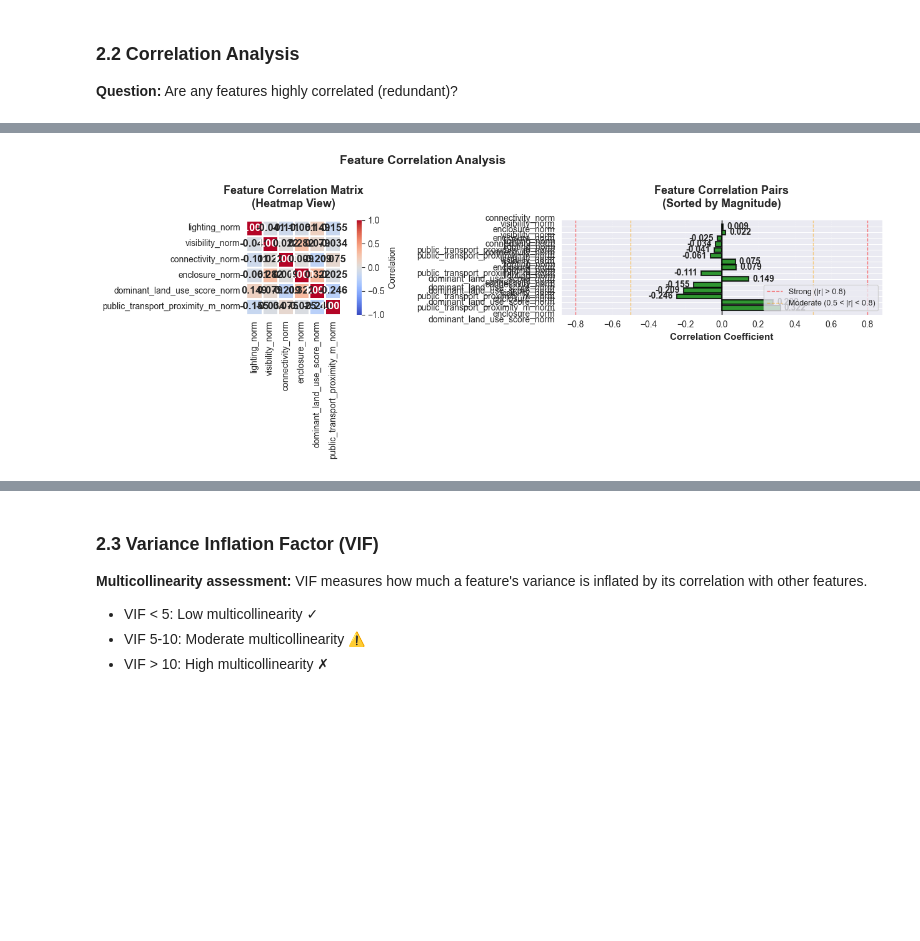
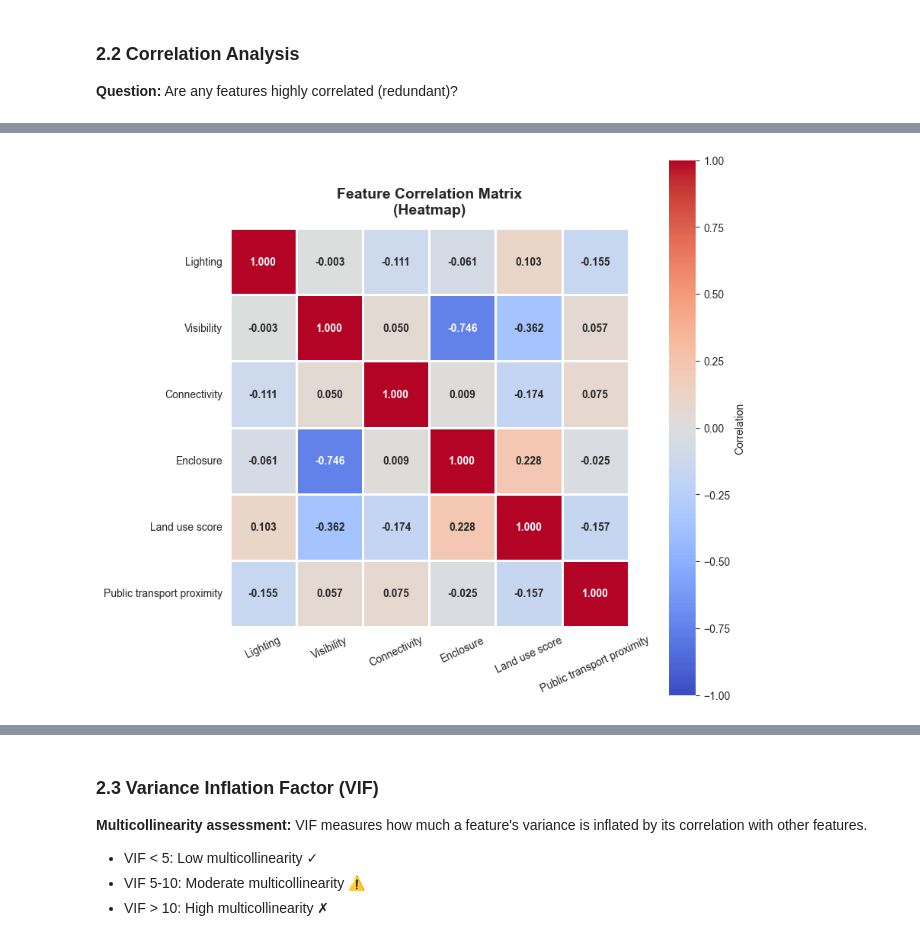
Before and after one commit to modnas-m/MaCAD26-G01-DataEncoding, a Jupyter notebook: notebooks/03_PCA.ipynb, the cells around one changed output, grey strips where cells are left out. Cells and saved outputs as stored; diff of their text form; code cells hidden in the pictures; blank space fills up the shorter version.

```diff
--- a/notebooks/03_PCA.ipynb
+++ b/notebooks/03_PCA.ipynb
@@ -188,43 +188,84 @@ Interpretation:
   |r| 0.5-0.8 → Moderate correlation
   |r| < 0.5  → Weak correlation (independent)
 # %%
-# Visualize correlations: Heatmap + Bar Chart
-fig, axes = plt.subplots(1, 2, figsize=(15, 5))
+# Visualize correlations as separate readable plots
+sns.set_style('whitegrid')
+
+# Edit these display names manually if you want different labels in the plots
+FEATURE_LABELS = {
+    'lighting_norm': 'Lighting',
+    'visibility_norm': 'Visibility',
+    'connectivity_norm': 'Connectivity',
+    'enclosure_norm': 'Enclosure',
+    'dominant_land_use_score_norm': 'Land use score',
+    'public_transport_proximity_m_norm': 'Public transport proximity'
+}
+
+clean_name = lambda name: FEATURE_LABELS.get(name, name.replace('_norm', ''))
 
 # Plot 1: Correlation Heatmap
-ax1 = axes[0]
-sns.heatmap(corr_matrix, annot=True, fmt='.3f', cmap='coolwarm', center=0,
-            vmin=-1, vmax=1, square=True, linewidths=2, cbar_kws={'label': 'Correlation'},
-            annot_kws={'fontsize': 12, 'fontweight': 'bold'}, ax=ax1)
-ax1.set_title('Feature Correlation Matrix\n(Heatmap View)', fontsize=13, fontweight='bold', pad=15)
+display_feature_names = [clean_name(col) for col in FEATURE_COLS]
+corr_matrix_display = corr_matrix.copy()
+corr_matrix_display.index = display_feature_names
+corr_matrix_display.columns = display_feature_names
+
+fig, ax = plt.subplots(figsize=(8.5, 7.5), constrained_layout=True)
+sns.heatmap(
+    corr_matrix_display,
+    annot=True,
+    fmt='.3f',
+    cmap='coolwarm',
+    center=0,
+    vmin=-1,
+    vmax=1,
+    square=True,
+    linewidths=1,
+    linecolor='white',
+    cbar_kws={'label': 'Correlation'},
+    annot_kws={'fontsize': 10, 'fontweight': 'bold'},
+    ax=ax
+ )
+ax.set_title('Feature Correlation Matrix\n(Heatmap)', fontsize=14, fontweight='bold', pad=14)
+ax.tick_params(axis='x', labelrotation=25, labelsize=10)
+ax.tick_params(axis='y', labelrotation=0, labelsize=10)
+ax.spines[['top', 'right']].set_visible(False)
+plt.show()
 
 # Plot 2: Correlation Pairs as Bar Chart
-ax2 = axes[1]
-pair_labels = [f'{col1}\n↔\n{col2}' for col1, col2, _ in corr_pairs_sorted]
+fig, ax = plt.subplots(figsize=(10.5, 5.5), constrained_layout=True)
+
+pair_labels = [f'{clean_name(col1)} ↔ {clean_name(col2)}' for col1, col2, _ in corr_pairs_sorted]
 pair_values = [val for _, _, val in corr_pairs_sorted]
 colors = ['green' if abs(v) < 0.5 else 'orange' if abs(v) < 0.8 else 'red' for v in pair_values]
 
-bars = ax2.barh(range(len(pair_labels)), pair_values, color=colors, edgecolor='black', linewidth=1.5, alpha=0.8)
-ax2.set_yticks(range(len(pair_labels)))
-ax2.set_yticklabels(pair_labels, fontsize=10)
-ax2.set_xlabel('Correlation Coefficient', fontsize=11, fontweight='bold')
-ax2.set_title('Feature Correlation Pairs\n(Sorted by Magnitude)', fontsize=13, fontweight='bold', pad=15)
-ax2.axvline(x=0, color='black', linestyle='-', linewidth=1)
-ax2.axvline(x=0.8, color='red', linestyle='--', linewidth=1, alpha=0.5, label='Strong (|r| > 0.8)')
-ax2.axvline(x=-0.8, color='red', linestyle='--', linewidth=1, alpha=0.5)
-ax2.axvline(x=0.5, color='orange', linestyle='--', linewidth=1, alpha=0.5, label='Moderate (0.5 < |r| < 0.8)')
-ax2.axvline(x=-0.5, color='orange', linestyle='--', linewidth=1, alpha=0.5)
-ax2.grid(axis='x', alpha=0.3, linestyle=':')
-ax2.legend(fontsize=9, loc='lower right')
-ax2.spines[['top', 'right']].set_visible(False)
+bars = ax.barh(
+    range(len(pair_labels)),
+    pair_values,
+    color=colors,
+    edgecolor='black',
+    linewidth=1.2,
+    alpha=0.85
+ )
+ax.set_yticks(range(len(pair_labels)))
+ax.set_yticklabels(pair_labels, fontsize=10)
+ax.set_xlabel('Correlation Coefficient', fontsize=11, fontweight='bold')
+ax.set_title('Correlation Pairs Sorted by Magnitude', fontsize=14, fontweight='bold', pad=14)
+ax.axvline(x=0, color='black', linestyle='-', linewidth=1)
+ax.axvline(x=0.8, color='red', linestyle='--', linewidth=1, alpha=0.5, label='Strong (|r| > 0.8)')
+ax.axvline(x=-0.8, color='red', linestyle='--', linewidth=1, alpha=0.5)
+ax.axvline(x=0.5, color='orange', linestyle='--', linewidth=1, alpha=0.5, label='Moderate (0.5 < |r| < 0.8)')
+ax.axvline(x=-0.5, color='orange', linestyle='--', linewidth=1, alpha=0.5)
+ax.grid(axis='x', alpha=0.25, linestyle=':')
+ax.legend(fontsize=9, loc='lower right')
+ax.spines[['top', 'right']].set_visible(False)
 
 # Add value labels on bars
-for i, (bar, val) in enumerate(zip(bars, pair_values)):
-    ax2.text(val + 0.02 if val > 0 else val - 0.02, i, f'{val:.3f}',
-             va='center', ha='left' if val > 0 else 'right', fontweight='bold', fontsize=10)
+for i, val in enumerate(pair_values):
+    x_pos = val + 0.03 if val > 0 else val - 0.03
+    ha = 'left' if val > 0 else 'right'
+    ax.text(x_pos, i, f'{val:.3f}', va='center', ha=ha, fontweight='bold', fontsize=10)
 
-plt.suptitle('Feature Correlation Analysis', fontsize=14, fontweight='bold', y=1.00)
-plt.tight_layout()
+ax.set_xlim(-1.05, 1.05)
 plt.show()
 # %% [output]
-[figure, old version]
+[figure, new version]
```
Also changed, not shown: parts of 14 cells of this notebook, 6 other files.
